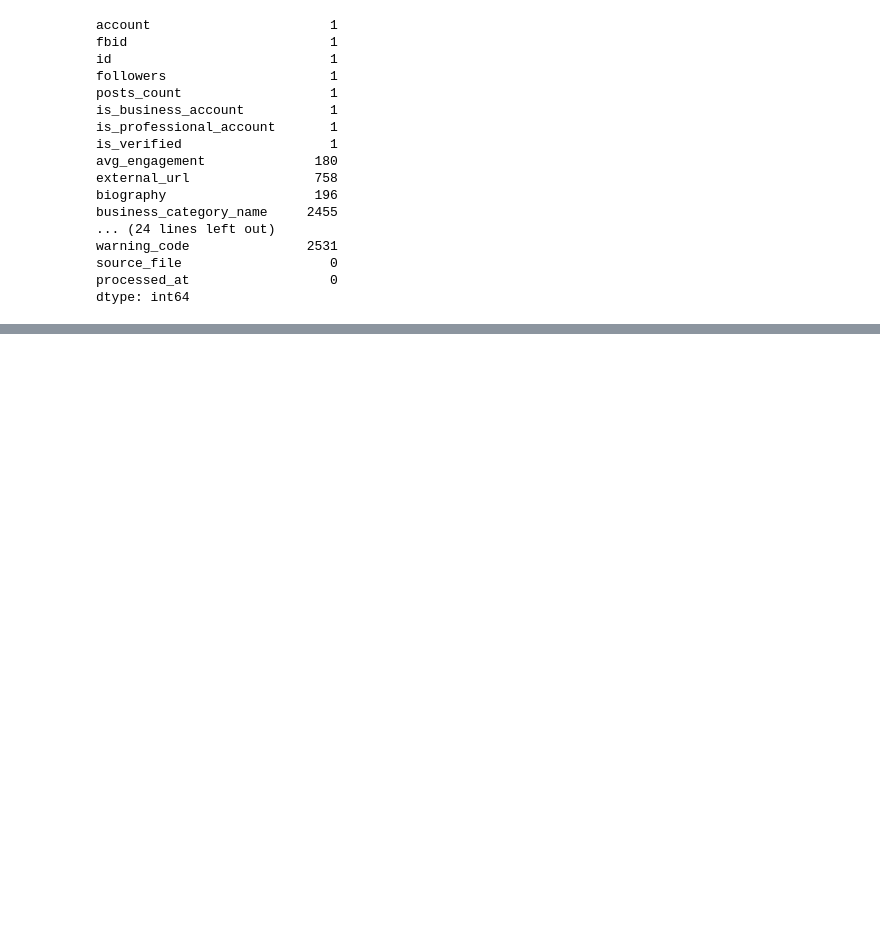
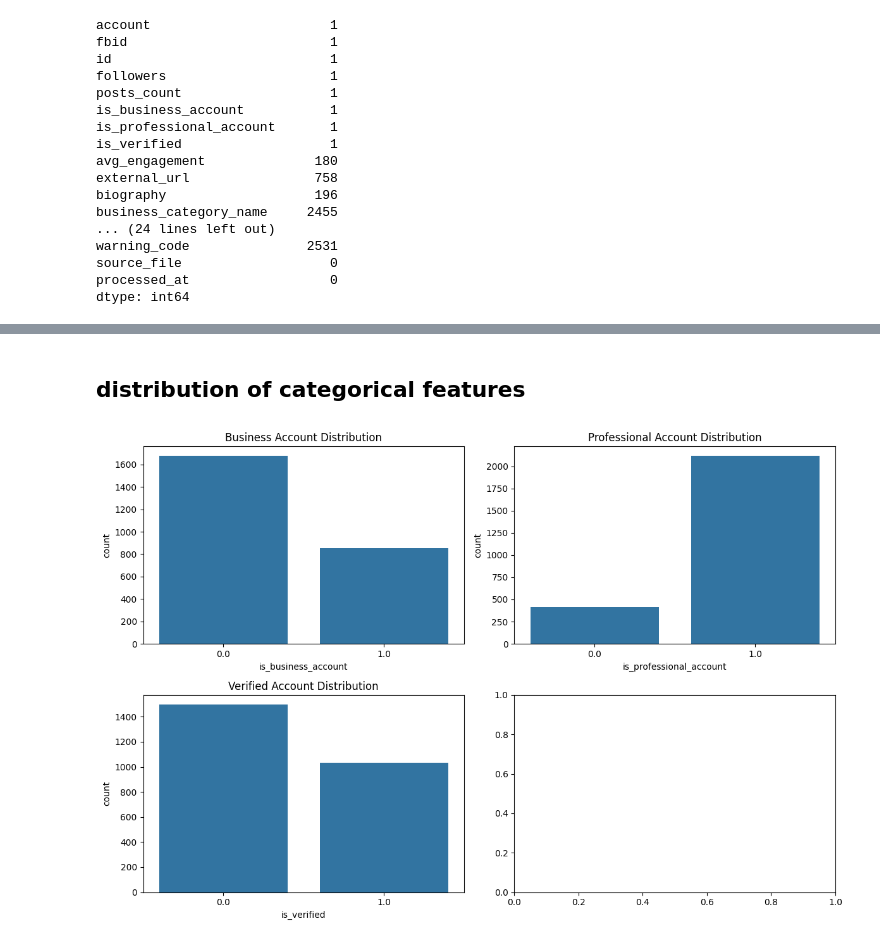
Before and after one commit to Emily-Ngahu/Creator-Brand-Recommender, a Jupyter notebook: Content_based_recommender.ipynb, the cells around one changed output, grey strips where cells are left out. Drawn from its saved outputs; the diff is of its cells as text; code cells hidden in the pictures; blank space fills up the shorter version.

```diff
--- a/Content_based_recommender.ipynb
+++ b/Content_based_recommender.ipynb
@@ -222,0 +315,14 @@ df.shape
+# %% [markdown]
+## distribution of categorical features
+# %%
+# Plot the distribution of categorical columns
+fig, axes = plt.subplots(2, 2, figsize=(12, 8))
+
+sns.countplot(x='is_business_account', data=df, ax=axes[0, 0]).set_title('Business Account Distribution')
+sns.countplot(x='is_professional_account', data=df, ax=axes[0, 1]).set_title('Professional Account Distribution')
+sns.countplot(x='is_verified', data=df, ax=axes[1, 0]).set_title('Verified Account Distribution')
+
+plt.tight_layout()
+plt.show()
+# %% [output]
+[figure, added]
```
Also changed, not shown: parts of 23 cells of this notebook, 1 other file.
